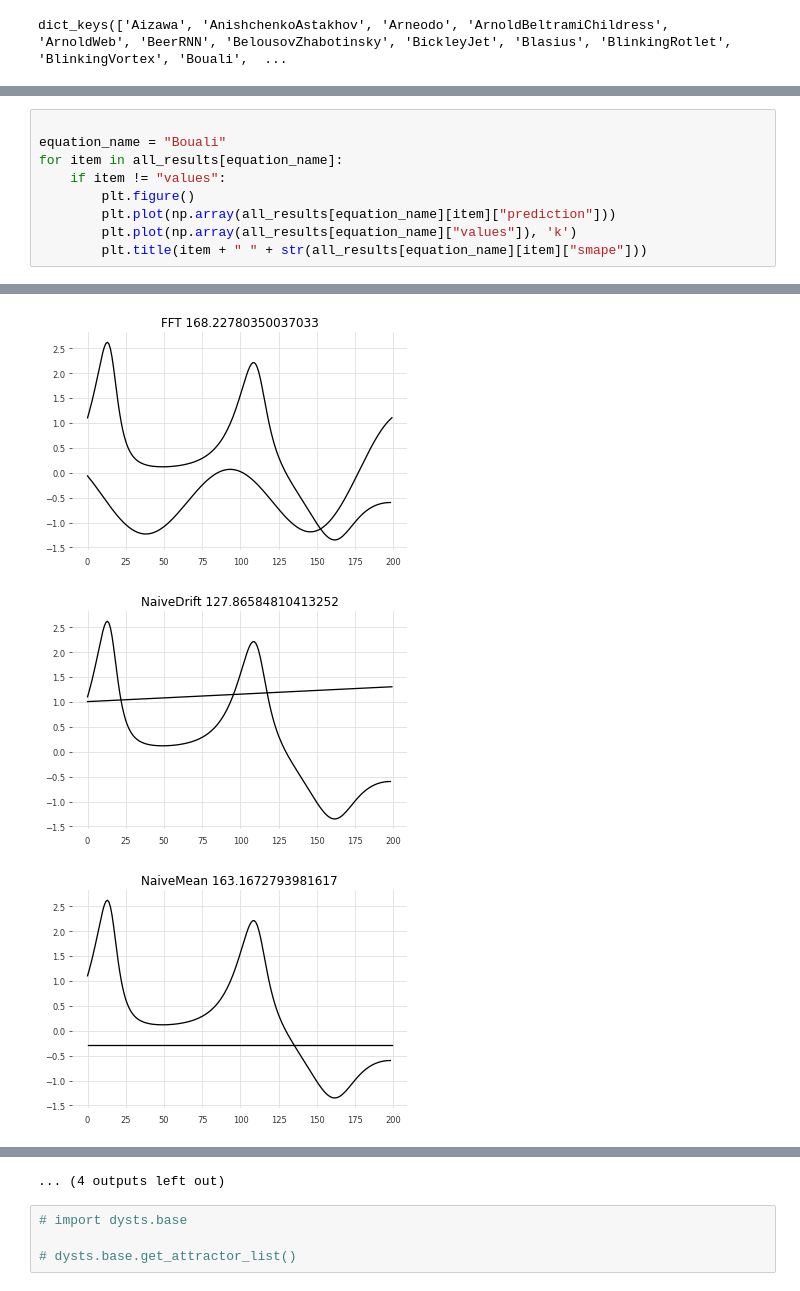
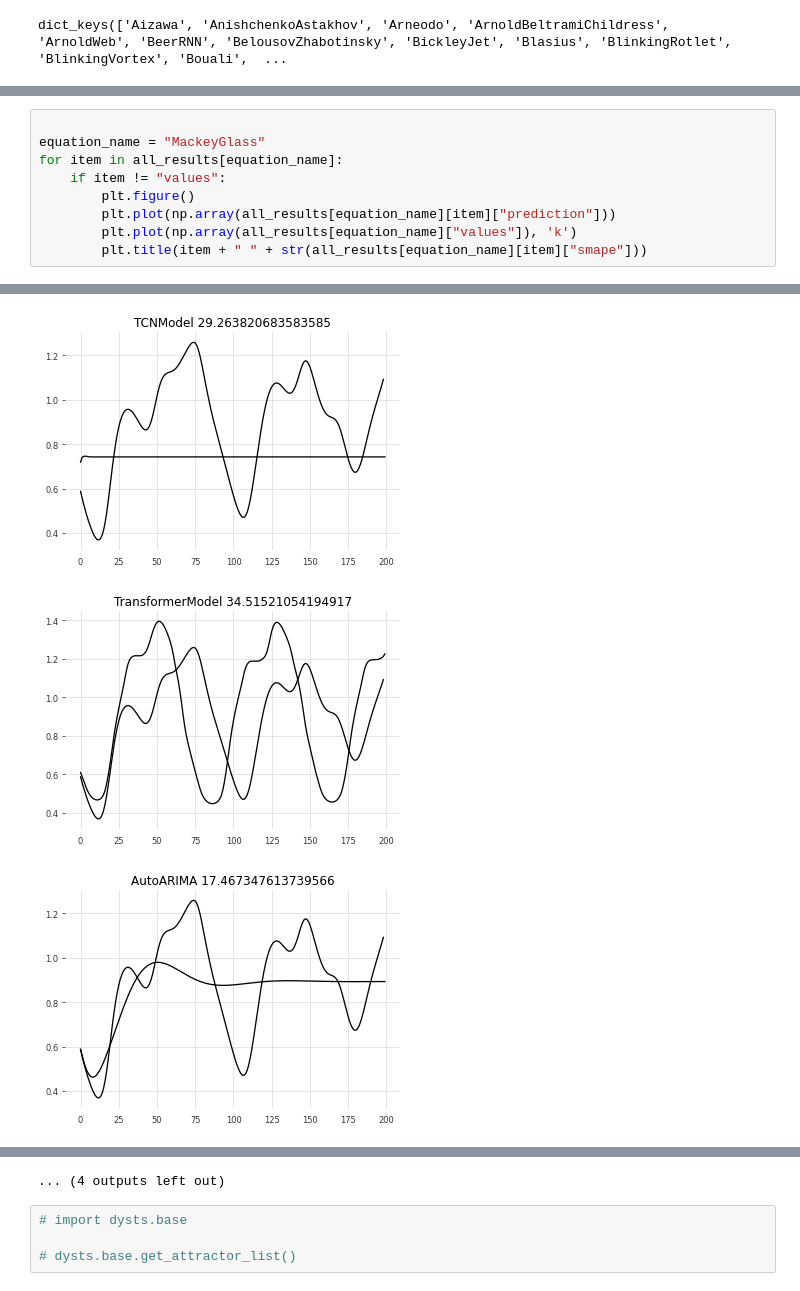
Before and after one commit to williamgilpin/dysts, a Jupyter notebook: benchmarks/forecasting_benchmarks.ipynb, the cells around one changed output, grey strips where cells are left out. Drawn from its saved outputs; the diff is of its cells as text.

```diff
--- a/benchmarks/forecasting_benchmarks.ipynb
+++ b/benchmarks/forecasting_benchmarks.ipynb
@@ -80,6 +139,6 @@ dict_keys(['Aizawa', 'AnishchenkoAstakhov', 'Arneodo', 'ArnoldBeltramiChildress'
 # %%
 
-equation_name = "Bouali"
+equation_name = "MackeyGlass"
 for item in all_results[equation_name]:
     if item != "values":
         plt.figure()
@@ -94,3 +153,3 @@ for item in all_results[equation_name]:
-[figure, old version]
+[figure, new version]
-[figure, old version]
+[figure, new version]
-[figure, old version]
+[figure, new version]
```
Also changed, not shown: parts of 6 cells of this notebook, 8 other files.
